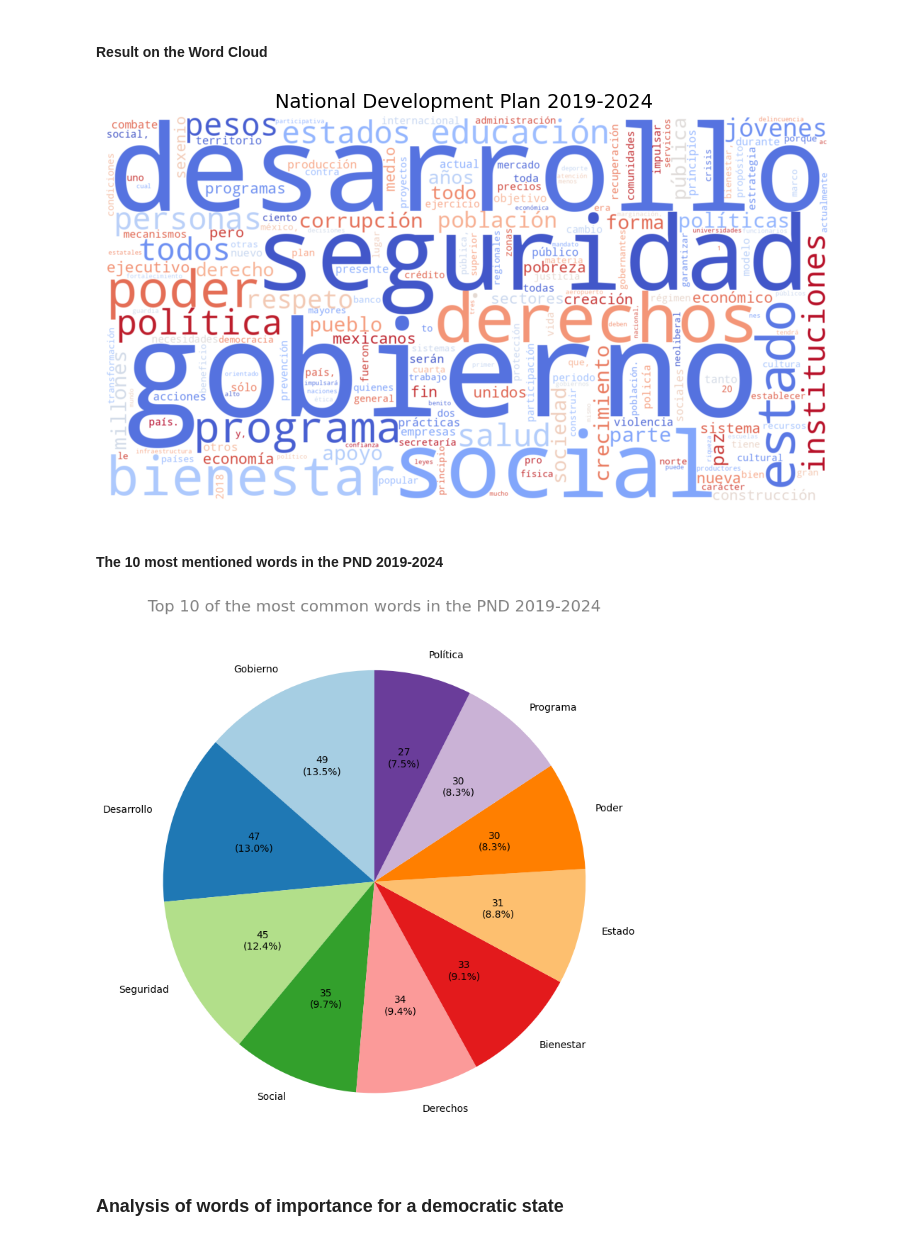
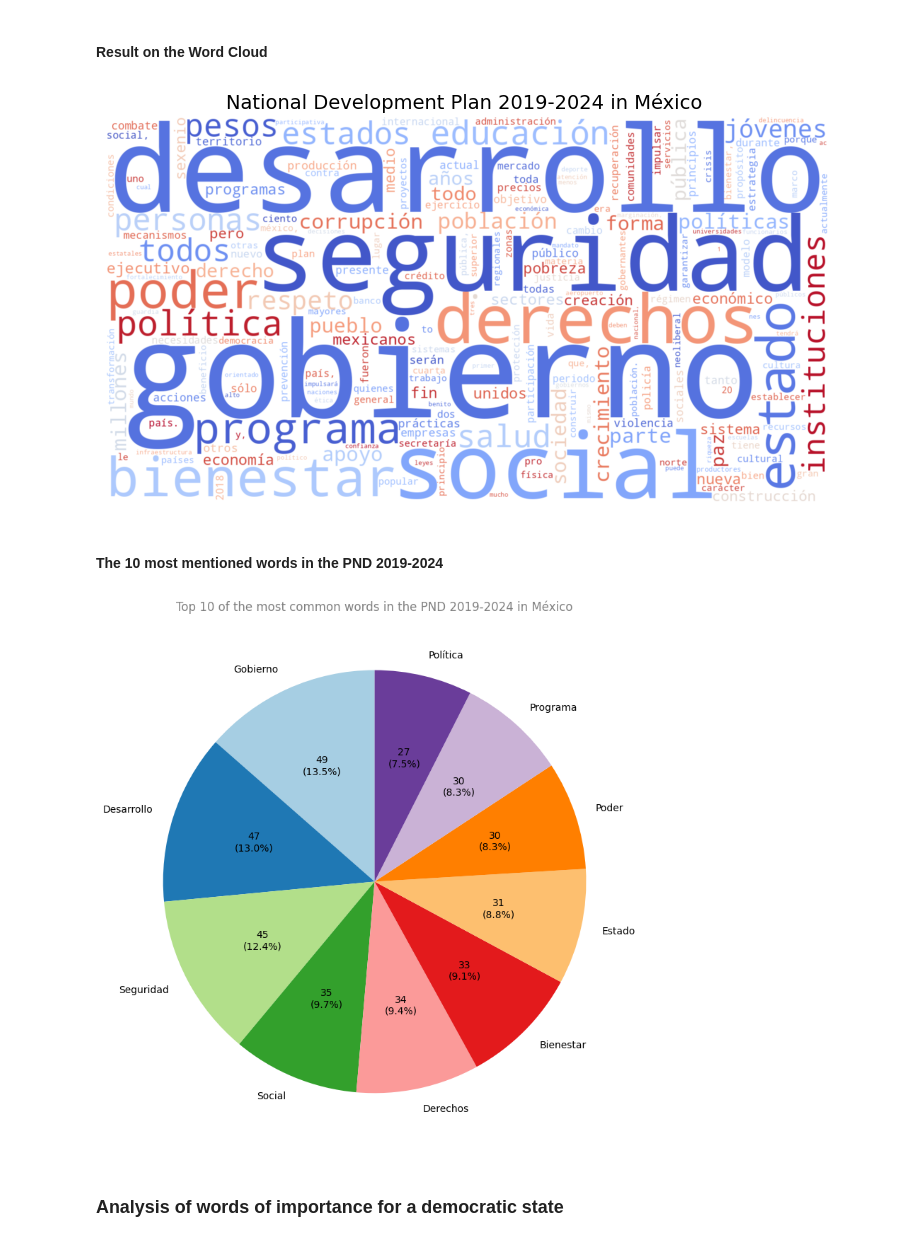
Before and after one commit to hiramdsmx/AnalyticPND2019, a Jupyter notebook: ReadPND2030.ipynb, the cells around one changed output. Cells and saved outputs as stored; diff of their text form; code cells hidden in the pictures.

Commit message:
correction of names in graphs

```diff
--- a/ReadPND2030.ipynb
+++ b/ReadPND2030.ipynb
@@ -36,21 +36,21 @@ word_counts=Counter(filtered_words)
 # %%
 # Count the frequency of each word word_counts
 
 wordcloud = WordCloud(
     width=1500, height=800,
     background_color="white",
     colormap="coolwarm",
     random_state=42
 ).generate_from_frequencies(word_counts)
 
 # Generate the graph
 plt.figure(figsize=(10, 5))
 plt.imshow(wordcloud, interpolation="bilinear")
 plt.axis("off")
-plt.title("National Development Plan 2019-2024 ", fontsize=14)
+plt.title("National Development Plan 2019-2024 in México ", fontsize=14)
 plt.show()
 # %% [output]
-[figure, old version]
+[figure, new version]
 # %% [markdown]
 #### The 10 most mentioned words in the PND 2019-2024
 # %%
@@ -67,11 +67,11 @@ words2 = [f"{item.capitalize()}" for idx, item in enumerate(uniqu_words, 1)]
 plt.figure(figsize=(8, 8))
 plt.pie(counts, labels=words2, autopct=lambda pct: f"{int(pct / 100. * sum(counts))}\n({pct:.1f}%)",
         startangle=90, colors=plt.cm.Paired.colors)
-plt.title('Top 10 of the most common words in the PND 2019-2024', fontsize=16,color='gray')
+plt.title('Top 10 of the most common words in the PND 2019-2024 in México', fontsize=12,color='gray')
 plt.tight_layout()
 plt.show()
 # %% [output]
-[figure, old version]
+[figure, new version]
 # %% [markdown]
 ### Analysis of words of importance for a democratic state
 # %%
```
Also changed, not shown: parts of 2 cells of this notebook, 1 other file.
